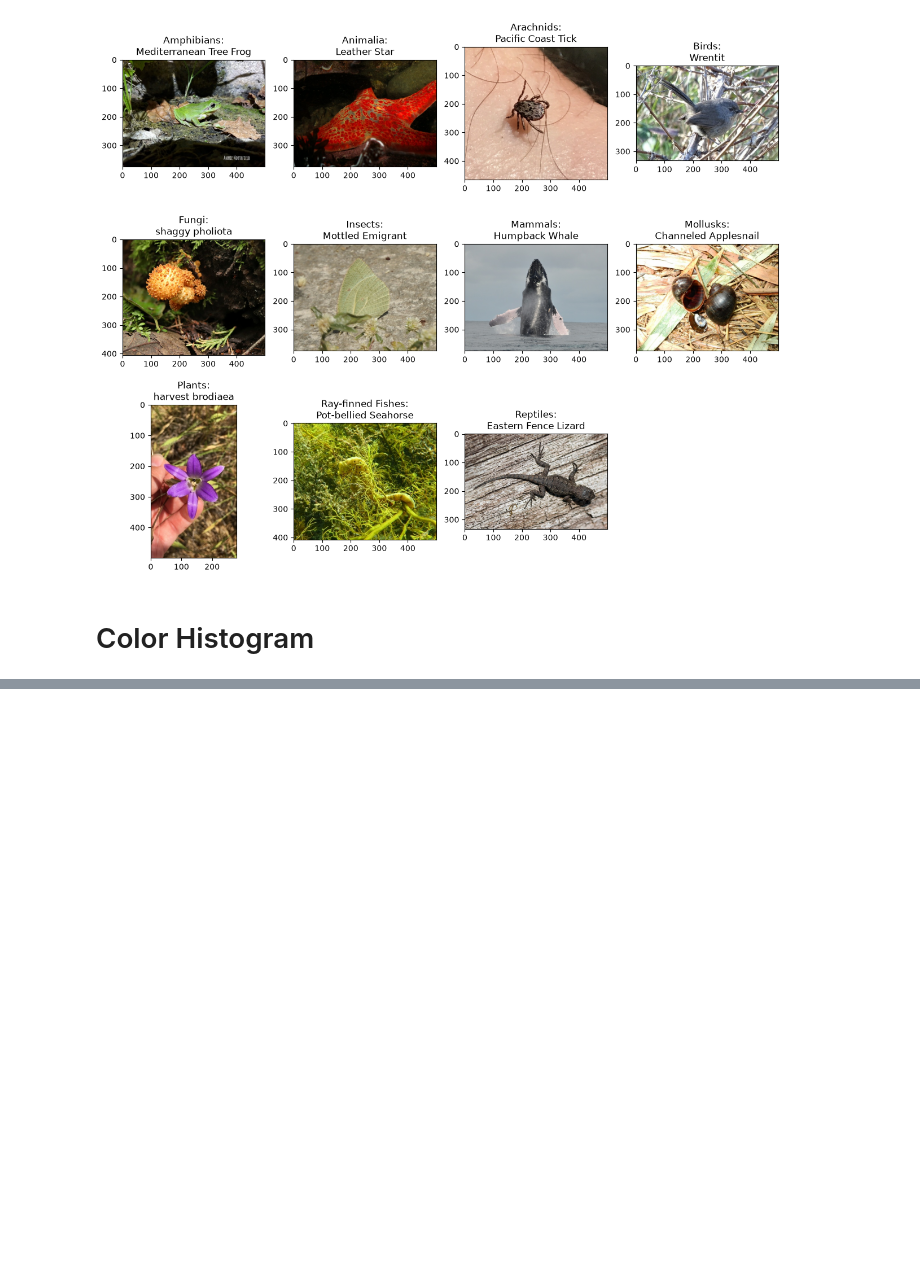
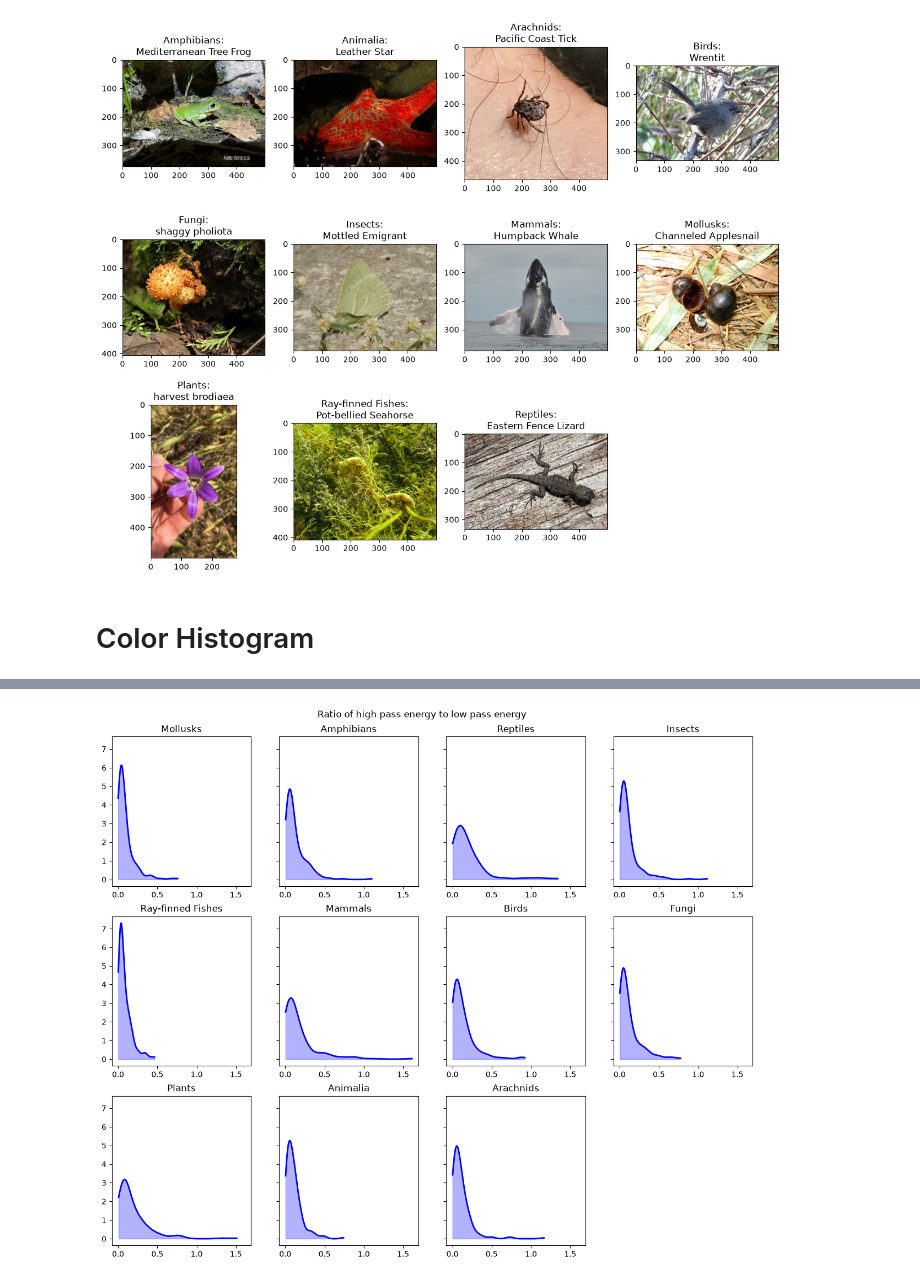
Before and after one commit to Gujsingh/W281-iNaturalist, a Jupyter notebook: cd_simple_features.ipynb, the cells around one changed output, grey strips where cells are left out. Saved outputs shown, nothing was run; the diff lists cells and outputs as text; code cells hidden in the pictures; blank space fills up the shorter version.

```diff
--- a/cd_simple_features.ipynb
+++ b/cd_simple_features.ipynb
@@ -106,0 +130,37 @@ plt.show()
+# %%
+def collect_BPR(metadata, categories):
+    ratios_by_cat = {}
+    for cat in categories:
+        imgs = metadata[metadata['supercategory']==cat]["image_id"].tolist()
+        img_ratios = []
+        for id in imgs:
+            im_path = metadata[metadata["image_id"]==id]["file_name"].tolist()[0]
+            img = np.array(Image.open(data_dir / im_path))
+            bpr = get_BPR(img)
+
+            img_ratios.append(bpr)
+        ratios_by_cat[cat]=img_ratios
+    return ratios_by_cat
+# %%
+categories = set(metadata['supercategory'].tolist())
+ratios_by_cat = collect_BPR(metadata, categories)
+# %%
+fig, axs = plt.subplots(ncols=4, nrows=3, figsize=(15,12), sharex=True, sharey=True)
+axes = axs.flatten()
+for i, cat in enumerate(categories):
+    data = ratios_by_cat[cat]
+    kde = gaussian_kde(data)
+    x_vals = np.linspace(min(data), max(data), 200)
+    y_vals = kde(x_vals)
+
+    axes[i].plot(x_vals, y_vals, color='blue', linewidth=2)
+    axes[i].fill_between(x_vals, y_vals, color='blue', alpha=0.3)
+
+    axes[i].set_title(cat)
+    axes[i].tick_params(axis='x', labelbottom=True)
+
+axes[-1].set_visible(False)
+plt.suptitle("Ratio of high pass energy to low pass energy", y=0.92)
+plt.show()
+# %% [output]
+[figure, added]
```
Also changed, not shown: parts of 5 cells of this notebook.
